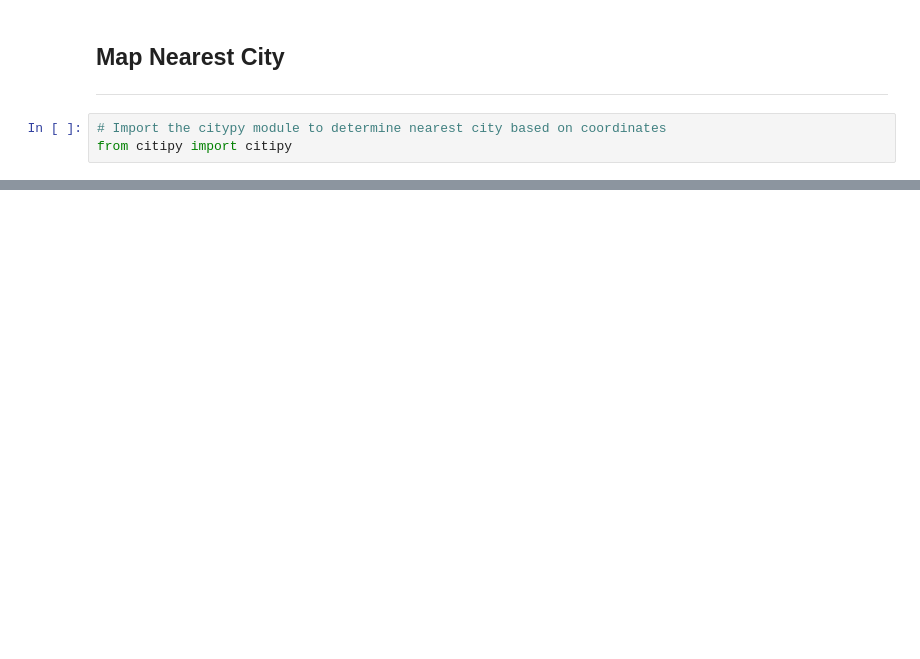
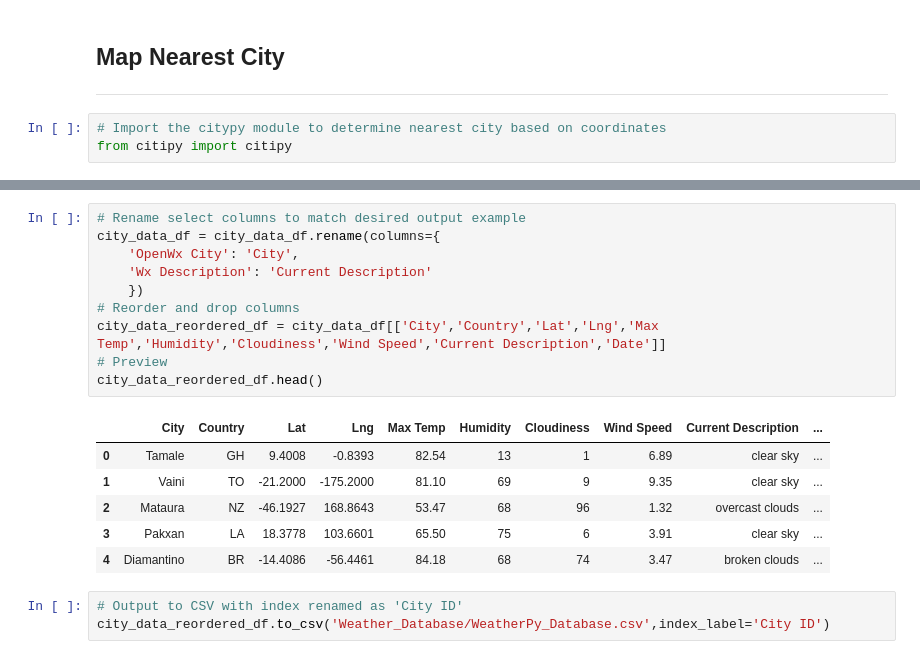
Before and after one commit to lukealibozek/World_Weather_Analysis, a Jupyter notebook: Weather_Database.ipynb, the cells around one changed output, grey strips where cells are left out. Drawn from its saved outputs; the diff is of its cells as text; blank space fills up the shorter version.

```diff
--- a/Weather_Database.ipynb
+++ b/Weather_Database.ipynb
@@ -59,0 +195,20 @@ Number of cities: 744
+# %%
+# Rename select columns to match desired output example
+city_data_df = city_data_df.rename(columns={
+    'OpenWx City': 'City',
+    'Wx Description': 'Current Description'
+    })
+# Reorder and drop columns
+city_data_reordered_df = city_data_df[['City','Country','Lat','Lng','Max Temp','Humidity','Cloudiness','Wind Speed','Current Description','Date']]
+# Preview
+city_data_reordered_df.head()
+# %% [output]
+|  | City | Country | Lat | Lng | Max Temp | Humidity | Cloudiness | Wind Speed | Current Description | ... |
+| 0 | Tamale | GH | 9.4008 | -0.8393 | 82.54 | 13 | 1 | 6.89 | clear sky | ... |
+| 1 | Vaini | TO | -21.2000 | -175.2000 | 81.10 | 69 | 9 | 9.35 | clear sky | ... |
+| 2 | Mataura | NZ | -46.1927 | 168.8643 | 53.47 | 68 | 96 | 1.32 | overcast clouds | ... |
+| 3 | Pakxan | LA | 18.3778 | 103.6601 | 65.50 | 75 | 6 | 3.91 | clear sky | ... |
+| 4 | Diamantino | BR | -14.4086 | -56.4461 | 84.18 | 68 | 74 | 3.47 | broken clouds | ... |
+# %%
+# Output to CSV with index renamed as 'City ID'
+city_data_reordered_df.to_csv('Weather_Database/WeatherPy_Database.csv',index_label='City ID')
```
Also changed, not shown: parts of 12 cells of this notebook.
